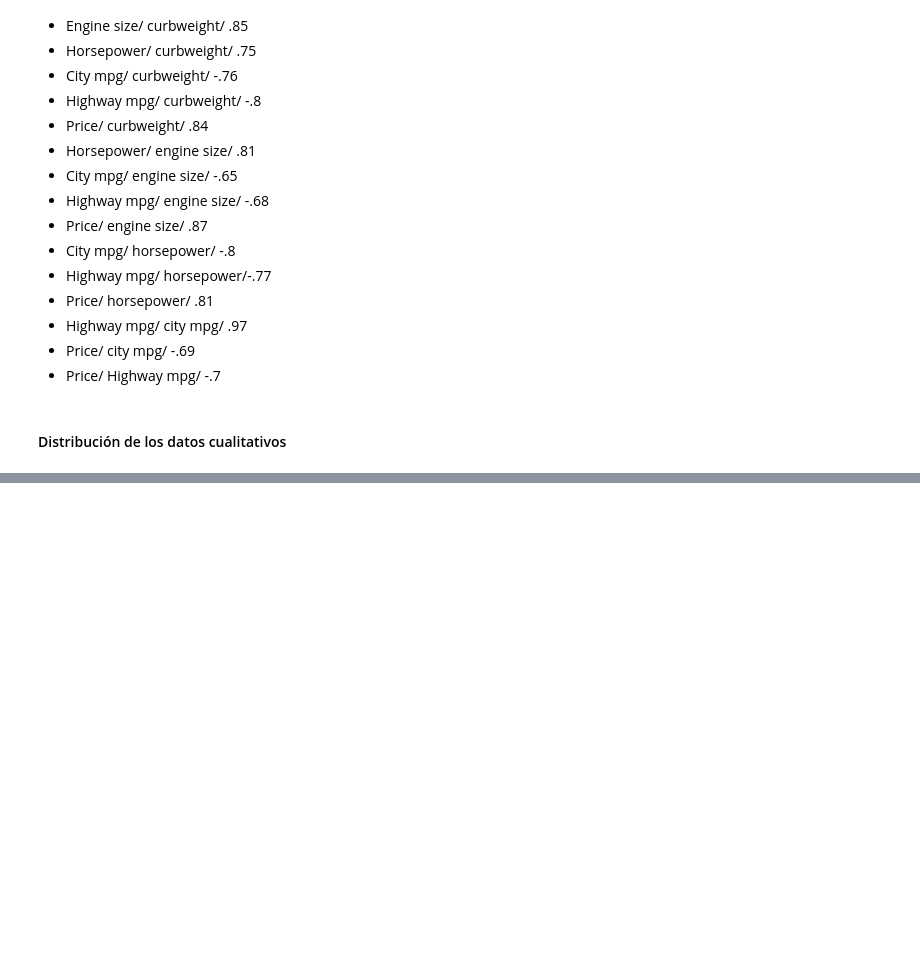
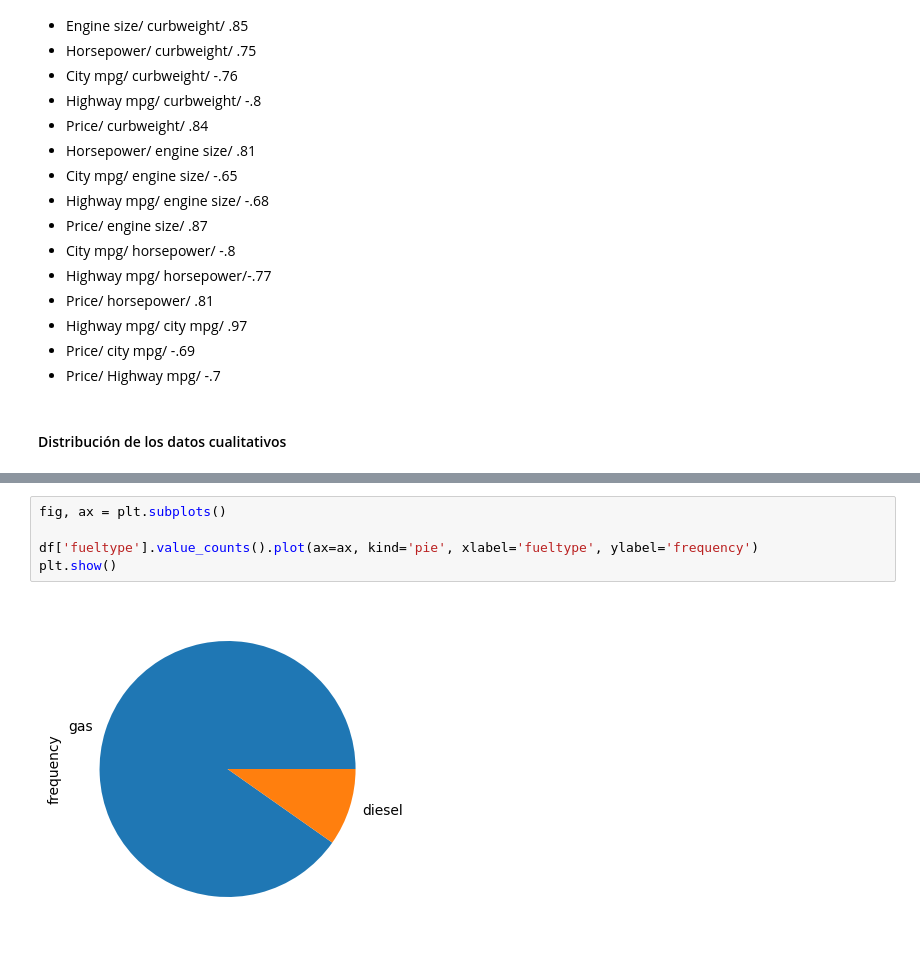
Before and after one commit to fedemedina72/PortafolioTC3006C, a Jupyter notebook: Modulo1/LimpiezaDatos.ipynb, the cells around one changed output, grey strips where cells are left out. Cells and saved outputs as stored; diff of their text form; blank space fills up the shorter version.

```diff
--- a/Modulo1/LimpiezaDatos.ipynb
+++ b/Modulo1/LimpiezaDatos.ipynb
@@ -338,0 +350,7 @@ Una vez viendo los gráficos, encontramos que hay algunos valores que tienen alt
+# %%
+fig, ax = plt.subplots()
+
+df['fueltype'].value_counts().plot(ax=ax, kind='pie', xlabel='fueltype', ylabel='frequency')
+plt.show()
+# %% [output]
+[figure, added]
```
Also changed, not shown: parts of 11 cells of this notebook.
